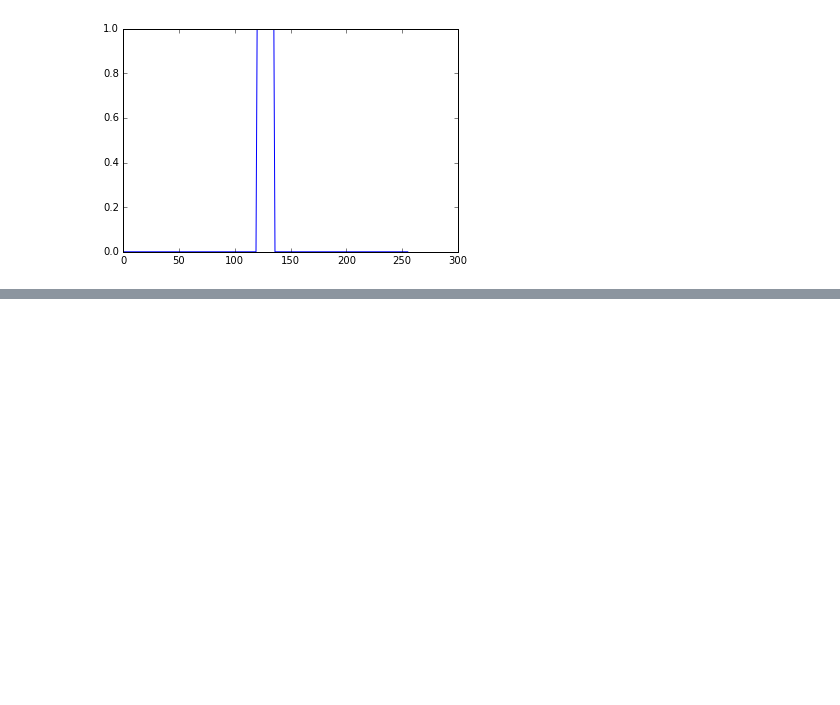
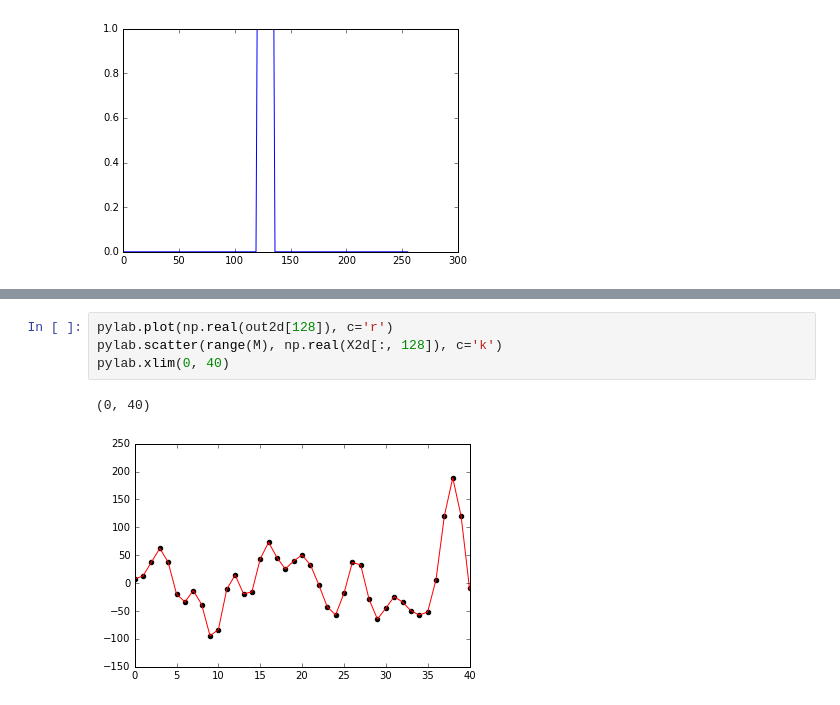
Before and after one commit to thejonaslab/pychirpz, a Jupyter notebook: chirp-z transform.ipynb, the cells around one changed output, grey strips where cells are left out. Drawn from its saved outputs; the diff is of its cells as text; blank space fills up the shorter version.

```diff
--- a/chirp-z transform.ipynb
+++ b/chirp-z transform.ipynb
@@ -144,2 +154,9 @@ pylab.imshow(np.abs(out2d))
+# %%
+pylab.plot(np.real(out2d[128]), c='r')
+pylab.scatter(range(M), np.real(X2d[:, 128]), c='k')
+pylab.xlim(0, 40)
+# %% [output]
+(0, 40)
+[figure, added]
 # %%
 # now try ourselves a chirp-z transform
```
Also changed, not shown: parts of 9 cells of this notebook, 2 other files.
